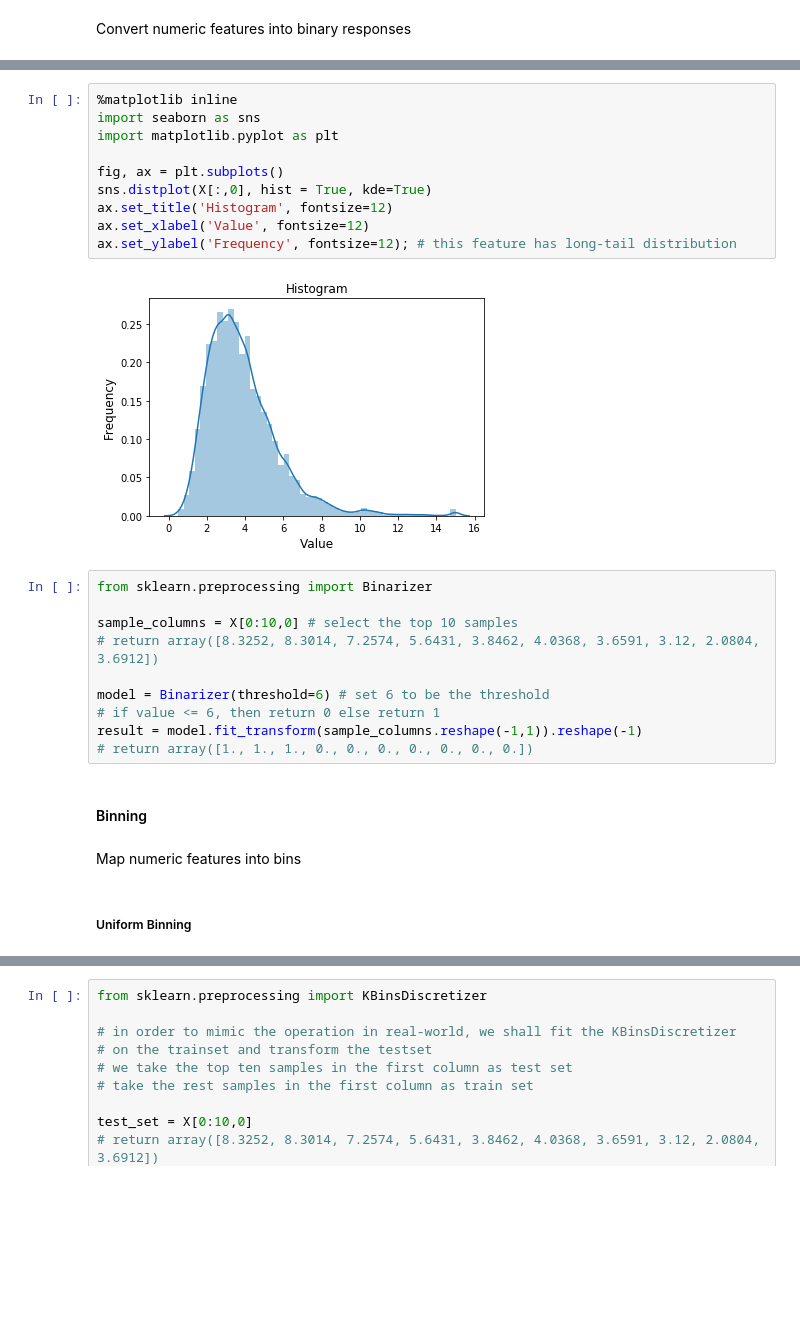
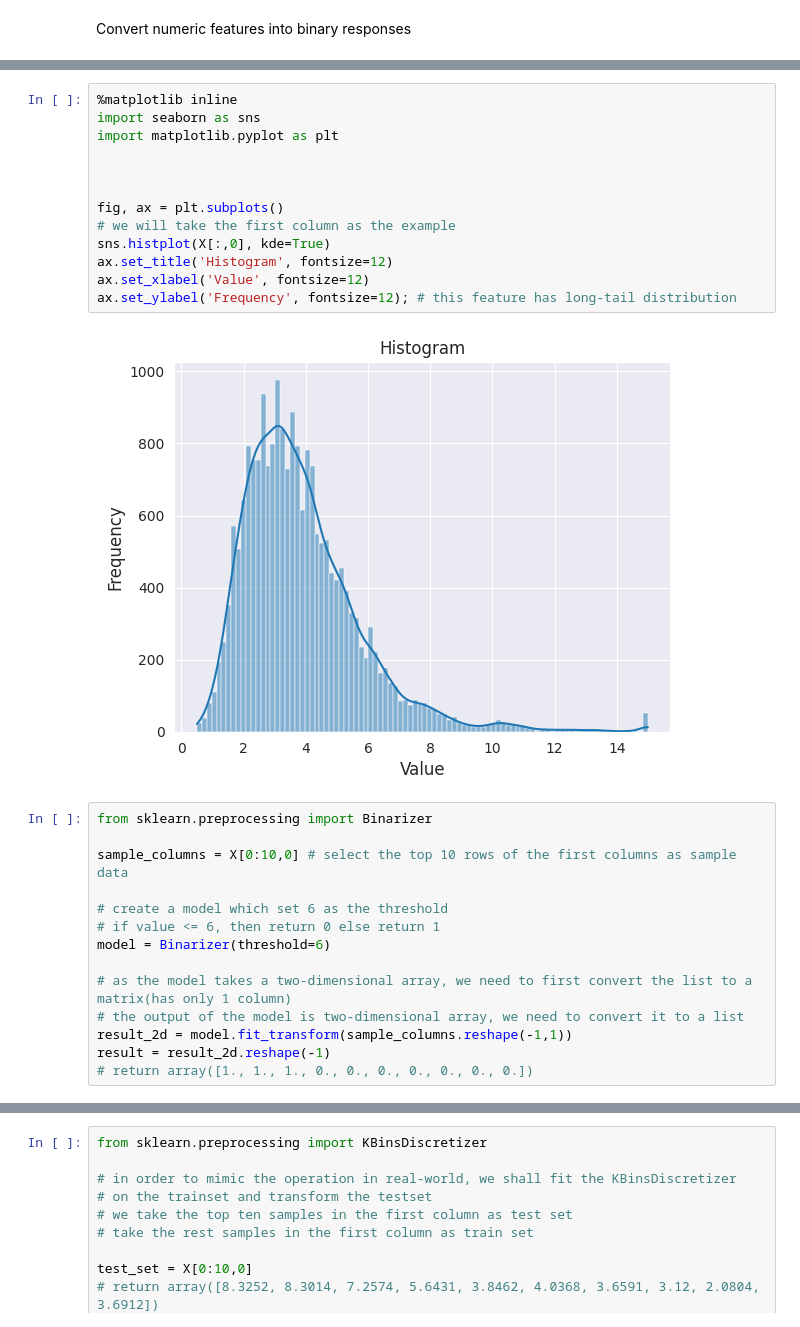
Before and after one commit to pengfei99/FeatureEngineering, a Jupyter notebook: notebooks/00.Data_preprocessing/01.Data_preprocessing.ipynb, the cells around one changed output, grey strips where cells are left out. Drawn from its saved outputs; the diff is of its cells as text; blank space fills up the shorter version.

```diff
--- a/notebooks/00.Data_preprocessing/01.Data_preprocessing.ipynb
+++ b/notebooks/00.Data_preprocessing/01.Data_preprocessing.ipynb
@@ -35,28 +89,29 @@ X, y = dataset.data, dataset.target # we will take the first column as the examp
 # %%
 %matplotlib inline
 import seaborn as sns
 import matplotlib.pyplot as plt
 
+
+
 fig, ax = plt.subplots()
-sns.distplot(X[:,0], hist = True, kde=True)
+# we will take the first column as the example
+sns.histplot(X[:,0], kde=True)
 ax.set_title('Histogram', fontsize=12)
 ax.set_xlabel('Value', fontsize=12)
 ax.set_ylabel('Frequency', fontsize=12); # this feature has long-tail distribution
 # %% [output]
-[figure, old version]
+[figure, new version]
 # %%
 from sklearn.preprocessing import Binarizer
 
-sample_columns = X[0:10,0] # select the top 10 samples
-# return array([8.3252, 8.3014, 7.2574, 5.6431, 3.8462, 4.0368, 3.6591, 3.12, 2.0804, 3.6912])
+sample_columns = X[0:10,0] # select the top 10 rows of the first columns as sample data
 
-model = Binarizer(threshold=6) # set 6 to be the threshold
+# create a model which set 6 as the threshold
 # if value <= 6, then return 0 else return 1
-result = model.fit_transform(sample_columns.reshape(-1,1)).reshape(-1)
+model = Binarizer(threshold=6)
+
+# as the model takes a two-dimensional array, we need to first convert the list to a matrix(has only 1 column)
+# the output of the model is two-dimensional array, we need to convert it to a list
+result_2d = model.fit_transform(sample_columns.reshape(-1,1))
+result = result_2d.reshape(-1)
 # return array([1., 1., 1., 0., 0., 0., 0., 0., 0., 0.])
-# %% [markdown]
-#### Binning
-# %% [markdown]
-Map numeric features into bins
-# %% [markdown]
-##### Uniform Binning
```
Also changed, not shown: parts of 41 cells of this notebook, 1 other file.
